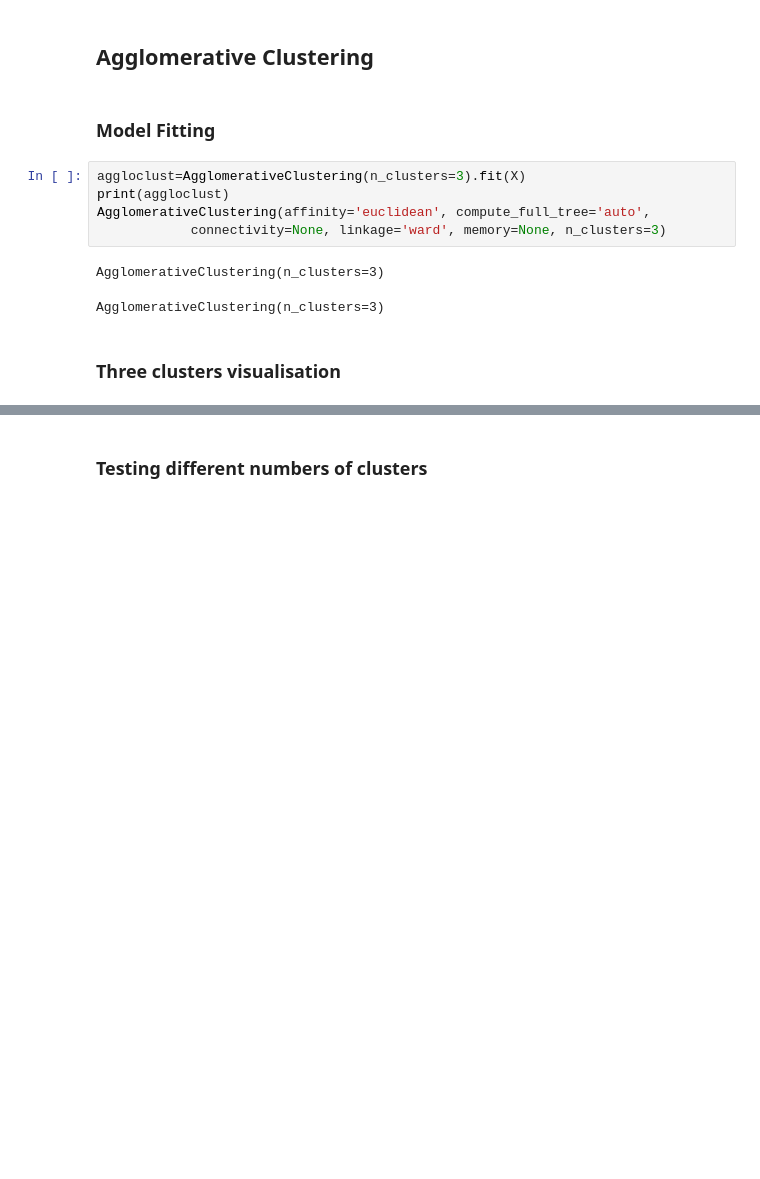
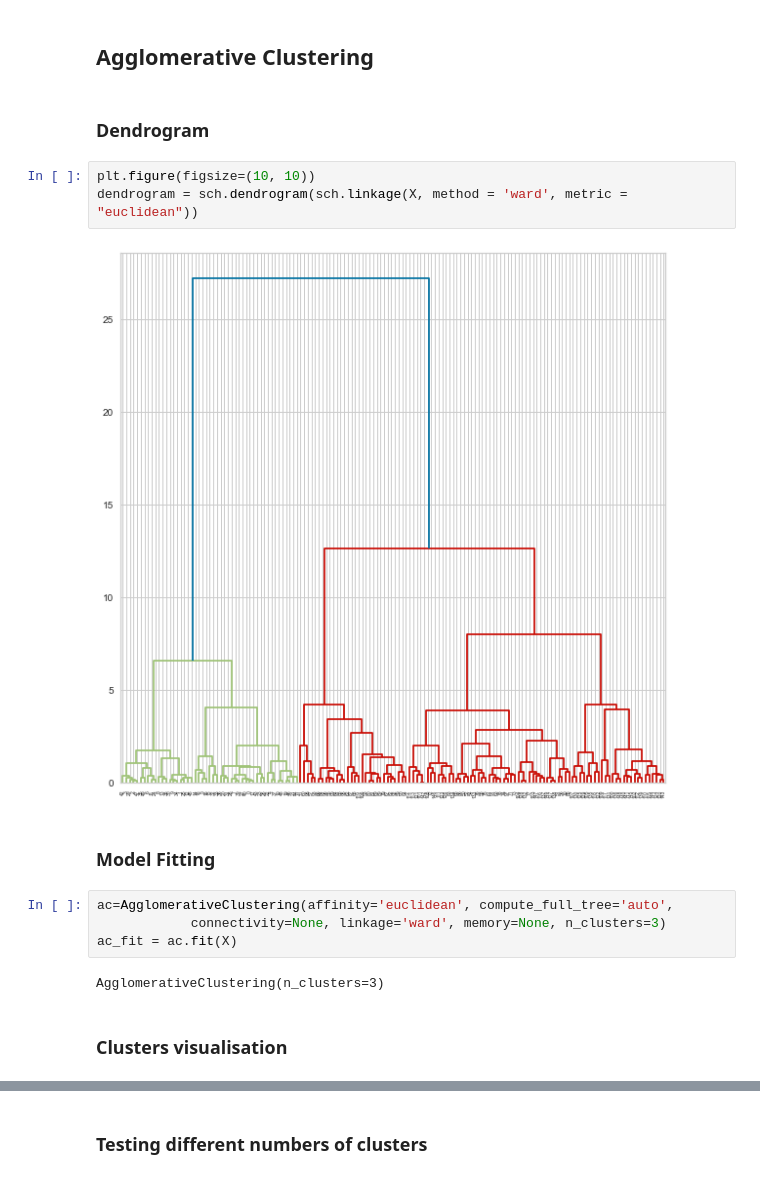
Before and after one commit to lynda-trad/Iris, a Jupyter notebook: Iris.ipynb, the cells around one changed output, grey strips where cells are left out. Cells and saved outputs as stored; diff of their text form; blank space fills up the shorter version.

```diff
--- a/Iris.ipynb
+++ b/Iris.ipynb
@@ -575,15 +595,20 @@ DB Score:  4.778559225164638
 # %% [markdown]
 ## Agglomerative Clustering
+# %% [markdown]
+### Dendrogram
+# %%
+plt.figure(figsize=(10, 10))
+dendrogram = sch.dendrogram(sch.linkage(X, method = 'ward', metric = "euclidean"))
+# %% [output]
+[figure, added]
 # %% [markdown]
 ### Model Fitting
 # %%
-aggloclust=AgglomerativeClustering(n_clusters=3).fit(X)
-print(aggloclust)
-AgglomerativeClustering(affinity='euclidean', compute_full_tree='auto',
+ac=AgglomerativeClustering(affinity='euclidean', compute_full_tree='auto',
             connectivity=None, linkage='ward', memory=None, n_clusters=3)
+ac_fit = ac.fit(X)
 # %% [output]
 AgglomerativeClustering(n_clusters=3)
-AgglomerativeClustering(n_clusters=3)
 # %% [markdown]
-### Three clusters visualisation
+### Clusters visualisation
 # %%
```
Also changed, not shown: parts of 20 cells of this notebook, 1 other file.
